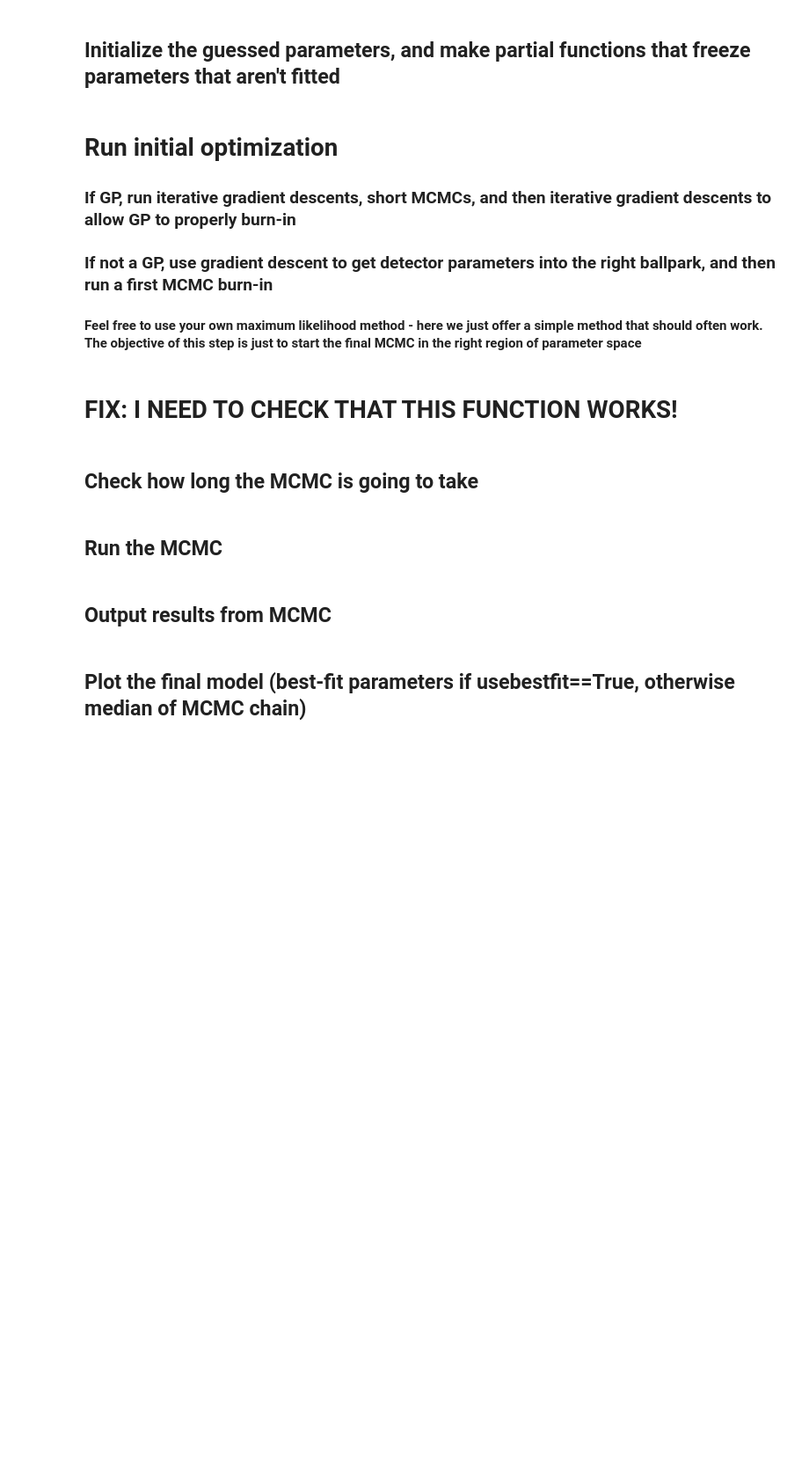
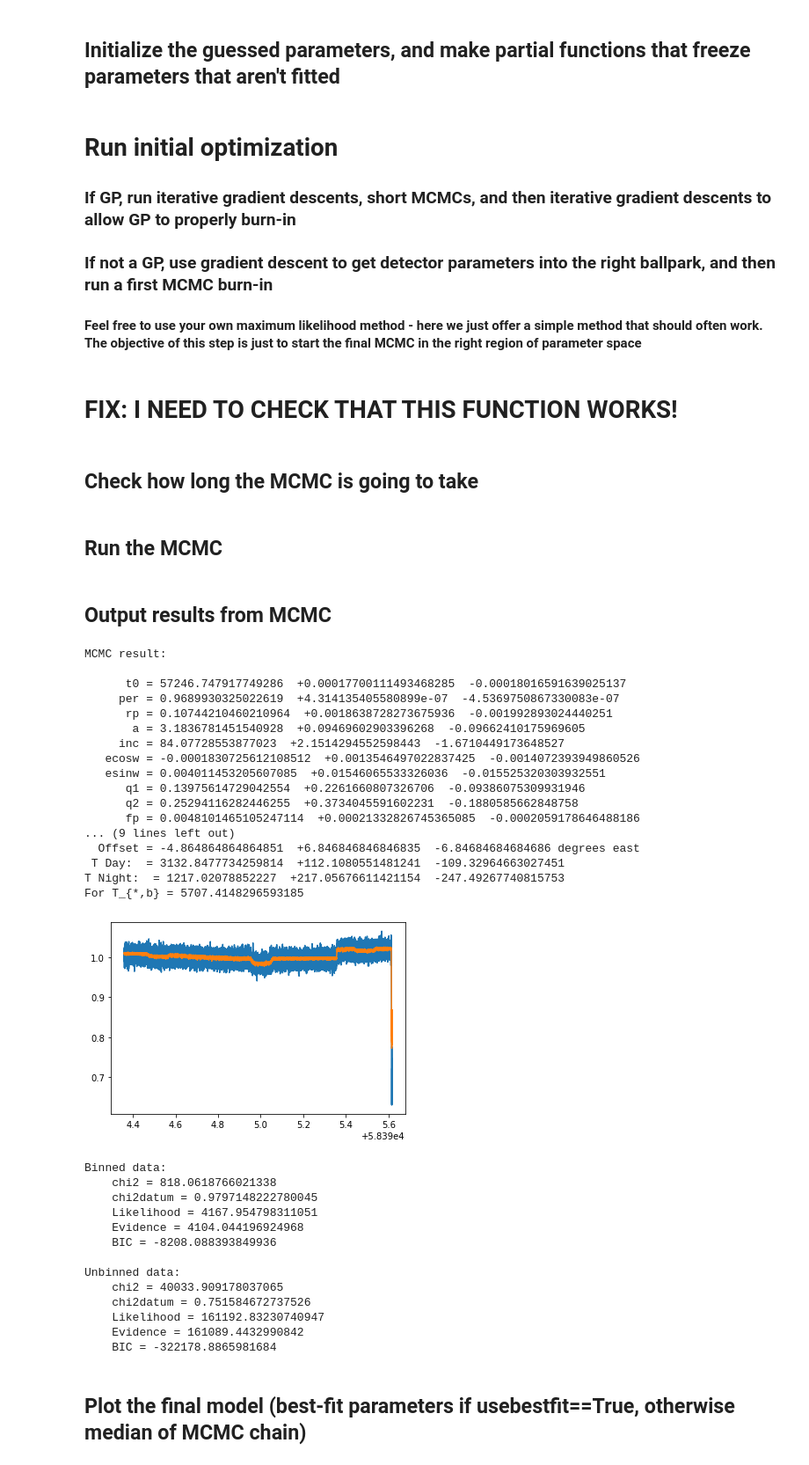
Before and after one commit to lisadang27/SPCA, a Jupyter notebook: Decorrelation.ipynb, the cells around one changed output. Shown at 88% size. Drawn from its saved outputs; the diff is of its cells as text; code cells hidden in the pictures; blank space fills up the shorter version.

```diff
--- a/Decorrelation.ipynb
+++ b/Decorrelation.ipynb
@@ -23,7 +23,7 @@ from SPCA import Decorrelation_helper as dh
 # planet = 'KELT-16b'
 planet = 'KELT16b'
 channel = 'ch2'
-mode = 'BLISS_v1_junkRun'
+mode = 'Poly2_v1_junkRun'
 # rootpath = '/home/taylor/Documents/Research/spitzer/MEGA/'
 rootpath = '/home/taylor/Documents/Research/spitzer/'
 
@@ -38,8 +38,7 @@ uparams = ['gpLx', 'gpLy']
 uparams_limits = [[0,-3],[0,-3]]
 
 ncpu = 2                                 # The number of cpu threads to be used when running MCMC
-runMCMC = False                          # whether to run MCMC or just load-in past results
-nBurnInSteps1 = 1e5                      # number of steps to use for the first mcmc burn-in (only used if not doing GP)
+runMCMC = False                           # whether to run MCMC or just load-in past results
 nBurnInSteps2 = 1e6                      # number of steps to use for the second mcmc burn-in
 nProductionSteps = 2e5                   # number of steps to use with mcmc production run
 usebestfit = False                       # used best-fit instead of most probable parameters
@@ -196,15 +197,27 @@ if 'bliss' in mode.lower():
 
     signal_inputs = bliss.precompute(flux, time, xdata, ydata, psfxw, psfyw, mode,
                                      astro_guess, blissNBin, savepath)
+    detec_inputs = []
+
+    signal_inputs_full = bliss.precompute(flux_full, time_full, xdata_full, ydata_full,
+                                                  psfxw_full, psfyw_full, mode,
+                                                  astro_full, blissNBin, savepath, False)
+    detec_inputs_full = []
 elif 'gp' in mode.lower():
     signal_inputs = [flux, time, xdata, ydata, psfxw, psfyw, mode]
     detec_inputs = [flux, xdata, ydata, time, True, astro_guess]
 elif 'pld' in mode.lower():
     signal_inputs = [flux, time, Pnorm, mode]
     detec_inputs  = [Pnorm, mode]
+
+    signal_inputs_full = [flux_full, time_full, Pnorm_full, mode]
+    detec_inputs  = [Pnorm, mode]
 elif 'poly' in mode.lower():
     signal_inputs = [flux, time, xdata, ydata, psfxw, psfyw, mode]
     detec_inputs = [xdata, ydata, mode]
+
+    signal_inputs_full = [flux_full, time_full, xdata_full, ydata_full, psfxw_full, psfyw_full, mode]
+    detec_inputs_full = [xdata_full, ydata_full, mode]
 # %% [markdown]
 # Run initial optimization
 
@@ -217,8 +230,8 @@ elif 'poly' in mode.lower():
 # %%
 if runMCMC and not initializeWithOld:
 
-    p0 = dh.burnIn(p0, mode, p0_labels, dparams, gparams, priors, errs, astrofunc, signalfunc, lnpriorfunc,
-                   signal_inputs, checkPhasePhis, lnprior_custom)
+    p0 = dh.burnIn(p0, mode, p0_labels, p0_fancyLabels, dparams, gparams, priors, errs, astrofunc, detecfunc, signalfunc, lnpriorfunc,
+                   time, flux, astro_guess, resid, detec_inputs, signal_inputs, lnprior_custom, ncpu, savepath)
 # %% [markdown]
 ## Check how long the MCMC is going to take
 # %%
@@ -296,18 +309,24 @@ if runMCMC:
 
     #Saving MCMC Results
     pathchain = savepath + 'samplerchain_'+mode+'.npy'
+    pathlnlchain = savepath + 'samplerlnlchain_'+mode+'.npy'
     pathposit = savepath + 'samplerposi_'+mode+'.npy'
     pathlnpro = savepath + 'samplerlnpr_'+mode+'.npy'
     np.save(pathchain, sampler.chain)
+    np.save(pathlnlchain, sampler.lnprobability)
     np.save(pathposit, pos2)
     np.save(pathlnpro, prob)
 
+    lnprobchain = sampler.lnprobability
     chain = sampler.chain
 
 else:
 
     pathchain = savepath + 'samplerchain_'+mode+'.npy'
+    pathlnlchain = savepath + 'samplerlnlchain_'+mode+'.npy'
     chain = np.load(pathchain)
+    lnprobchain = np.load(pathlnlchain)
+
     pathlnpro = savepath + 'samplerlnpr_'+mode+'.npy'
     if os.path.exists(pathlnpro):
         lnprobability = np.load(pathlnpro)
@@ -321,11 +340,41 @@ if 'inc' in p0_labels:
     samples[np.where(samples[:,pos_inc] > 90)[0],pos_inc] = 180 - samples[np.where(samples[:,pos_inc] > 90)[0],pos_inc]
 # %%
 # FIX: Save this when running the MCMC, and load if re-making outputs
-lnprobchain = []
-
-p0_mcmc, MCMC_Results, residuals = dh.print_MCMC_results(time, chain, lnprobchain, p0_labels,
-                                                         mode, channel, p0_obj, signal_inputs,
-                                                         signalfunc, astrofunc, usebestfit, savepath,
+p0_mcmc, MCMC_Results, residuals = dh.print_MCMC_results(time, flux, time_full, flux_full, chain, lnprobchain, p0_labels,
+                                                         p0_astro, mode, channel, p0_obj, signal_inputs, signal_inputs_full,
+                                                         signalfunc, astrofunc, usebestfit, savepath, sigF_photon_ppm,
                                                          nFrames, compFactor)
+# %% [output]
+MCMC result:
+
+      t0 = 57246.747917749286  +0.00017700111493468285  -0.00018016591639025137
+     per = 0.9689930325022619  +4.314135405580899e-07  -4.5369750867330083e-07
+      rp = 0.10744210460210964  +0.0018638728273675936  -0.001992893024440251
+       a = 3.1836781451540928  +0.09469602903396268  -0.09662410175969605
+     inc = 84.07728553877023  +2.1514294552598443  -1.6710449173648527
+   ecosw = -0.0001830725612108512  +0.0013546497022837425  -0.0014072393949860526
+   esinw = 0.004011453205607085  +0.01546065533326036  -0.015525320303932551
+      q1 = 0.13975614729042554  +0.2261660807326706  -0.09386075309931946
+      q2 = 0.25294116282446255  +0.3734045591602231  -0.1880585662848758
+      fp = 0.0048101465105247114  +0.00021332826745365085  -0.0002059178646488186
+... (9 lines left out)
+  Offset = -4.864864864864851  +6.846846846846835  -6.84684684684686 degrees east
+ T Day:  = 3132.8477734259814  +112.1080551481241  -109.32964663027451
+T Night:  = 1217.02078852227  +217.05676611421154  -247.49267740815753
+For T_{*,b} = 5707.4148296593185
+[figure, added]
+Binned data:
+    chi2 = 818.0618766021338
+    chi2datum = 0.9797148222780045
+    Likelihood = 4167.954798311051
+    Evidence = 4104.044196924968
+    BIC = -8208.088393849936
+
+Unbinned data:
+    chi2 = 40033.909178037065
+    chi2datum = 0.751584672737526
+    Likelihood = 161192.83230740947
+    Evidence = 161089.4432990842
+    BIC = -322178.8865981684
 # %%
 dh.plot_walkers(savepath, mode, p0_astro, p0_fancyLabels, chain, plotCorner=runMCMC)
```
Also changed, not shown: parts of 7 cells of this notebook, 4 other files.
